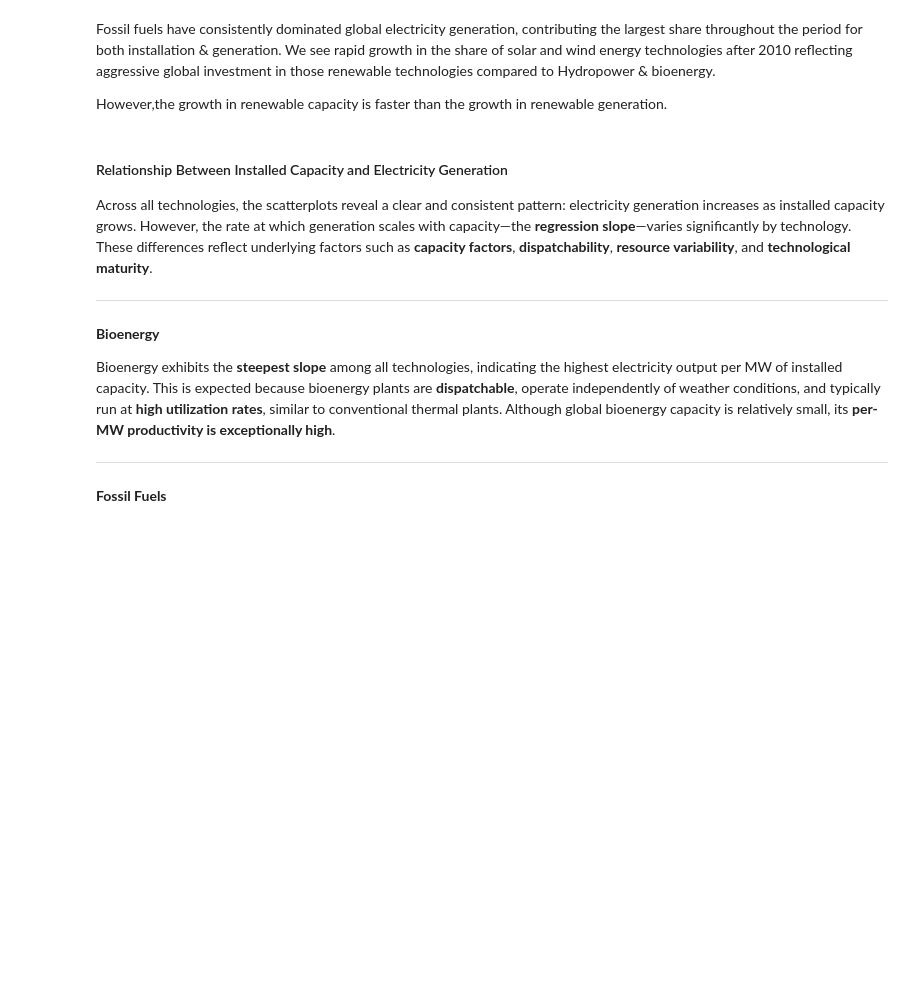
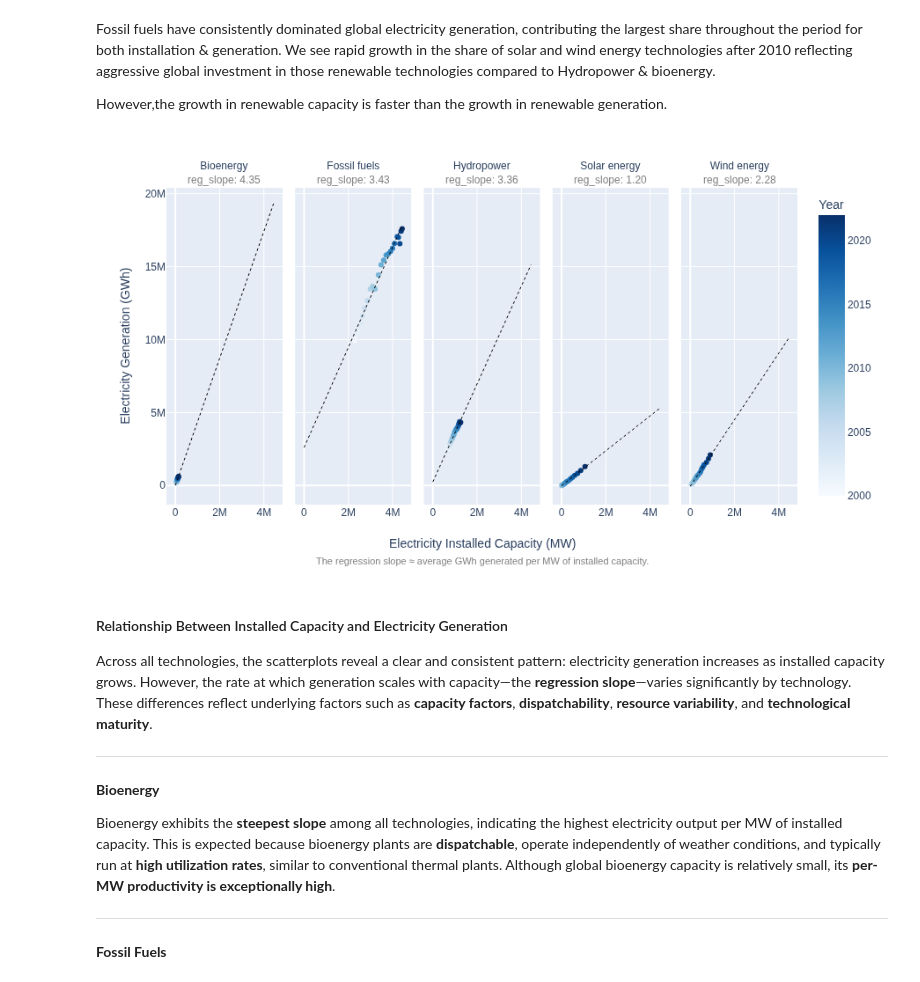
Before and after one commit to Aung-Seth-Pai/global-energy-transition, a Jupyter notebook: project_archive/notebooks/02_EDA_old.ipynb, the cells around one changed output. Cells and saved outputs as stored; diff of their text form; code cells hidden in the pictures; blank space fills up the shorter version.

```diff
--- a/project_archive/notebooks/02_EDA_old.ipynb
+++ b/project_archive/notebooks/02_EDA_old.ipynb
@@ -139,34 +153,37 @@ for ann in fig.layout.annotations:
 fig.update_xaxes(title_text=None)
 fig.update_yaxes(title_text=None)
 
 # add super labels
 fig.add_annotation(
     text="Electricity Installed Capacity (MW)",
     xref="paper", yref="paper",
     x=0.5, y=-0.15,
     showarrow=False,
     font=dict(size=14)
 )
 fig.add_annotation(
     text="Electricity Generation (GWh)",
     xref="paper", yref="paper",
     x=-0.08, y=0.5,   # adjust x for left margin
     showarrow=False,
     textangle=-90,    # rotate text vertically
     font=dict(size=14)
 )
 
 fig.add_annotation(
     text="The regression slope ≈ average GWh generated per MW of installed capacity.",
     xref="paper", yref="paper",
     x=0.5, y=-0.2,        # lower than the x‑axis label
     showarrow=False,
     font=dict(size=11, color="gray"),
     align="center"
 )
 
 # fig.update_layout(margin=dict(l=80, r=20, t=50, b=80))
-fig.show()
+# fig.show()
+save_static_img(fig, f"{figure_dir}/capacity_vs_generation_trend.png")
+# %% [output]
+[figure, added]
 # %% [markdown]
 #### Relationship Between Installed Capacity and Electricity Generation
 
```
Also changed, not shown: parts of 6 cells of this notebook, 5 other files.
